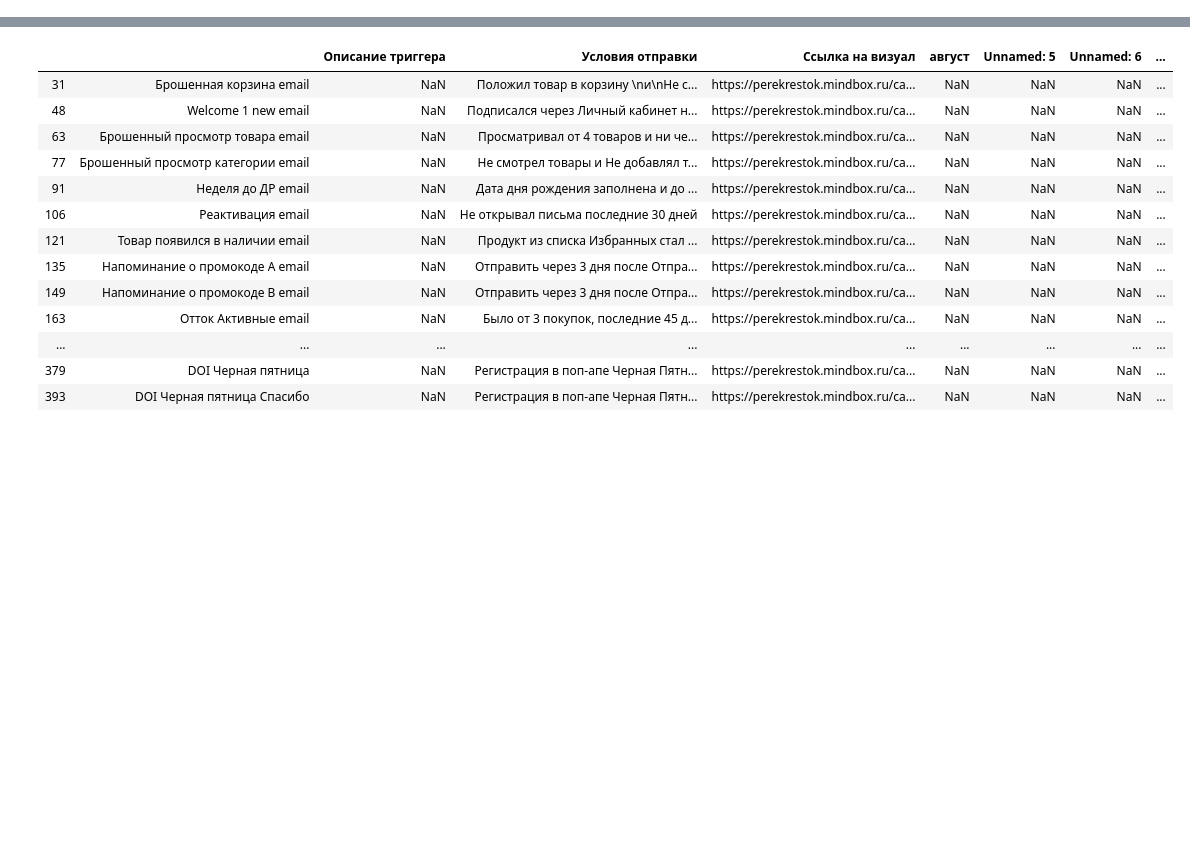
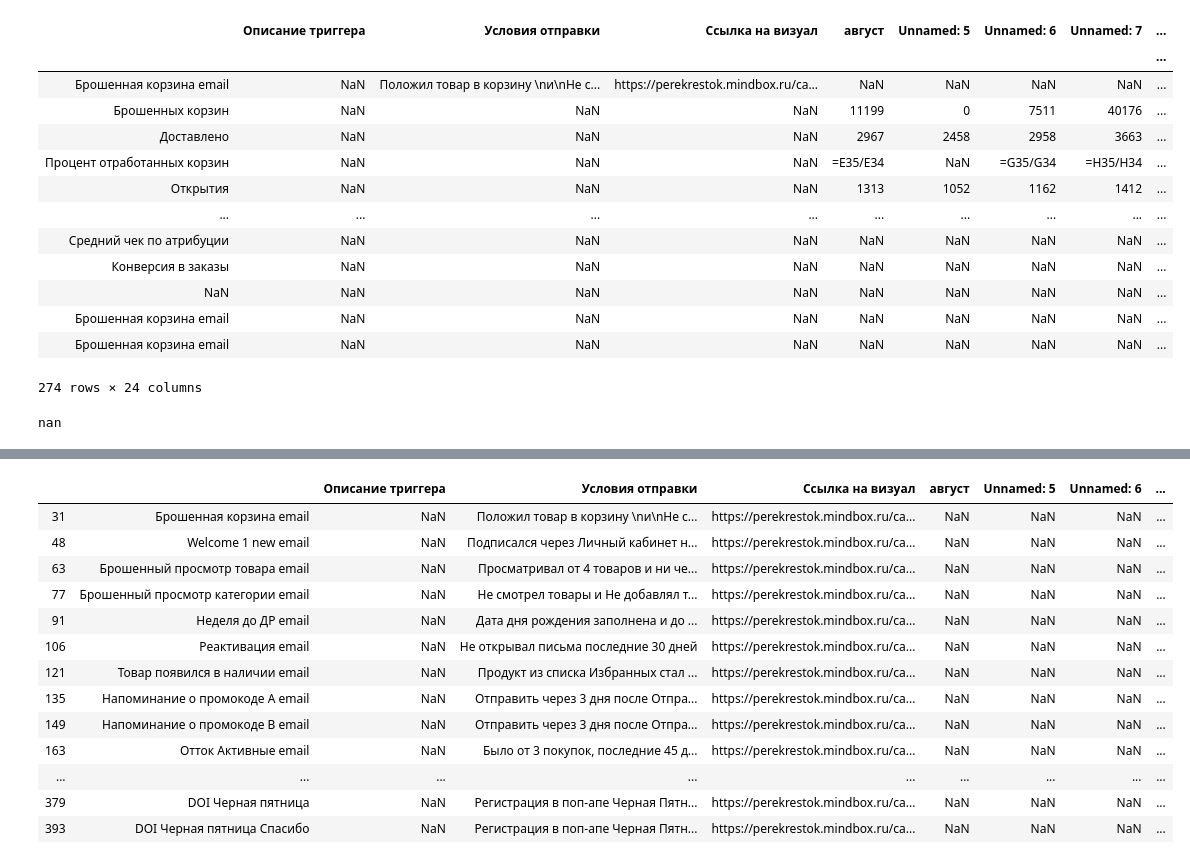
Before and after one commit to lithiferous/dashboard, a Jupyter notebook: test.ipynb, the cells around one changed output, grey strips where cells are left out. Drawn from its saved outputs; the diff is of its cells as text; code cells hidden in the pictures; blank space fills up the shorter version.

```diff
--- a/test.ipynb
+++ b/test.ipynb
@@ -84,0 +193,21 @@ df = get_as_dataframe(ws)
+# %%
+email
+# %% [output]
+|  | Описание триггера | Условия отправки | Ссылка на визуал | август | Unnamed: 5 | Unnamed: 6 | Unnamed: 7 | ... |
+|  |  |  |  |  |  |  |  | ... |
+| Брошенная корзина email | NaN | Положил товар в корзину \nи\nНе с... | https://perekrestok.mindbox.ru/ca... | NaN | NaN | NaN | NaN | ... |
+| Брошенных корзин | NaN | NaN | NaN | 11199 | 0 | 7511 | 40176 | ... |
+| Доставлено | NaN | NaN | NaN | 2967 | 2458 | 2958 | 3663 | ... |
+| Процент отработанных корзин | NaN | NaN | NaN | =E35/E34 | NaN | =G35/G34 | =H35/H34 | ... |
+| Открытия | NaN | NaN | NaN | 1313 | 1052 | 1162 | 1412 | ... |
+| ... | ... | ... | ... | ... | ... | ... | ... | ... |
+| Средний чек по атрибуции | NaN | NaN | NaN | NaN | NaN | NaN | NaN | ... |
+| Конверсия в заказы | NaN | NaN | NaN | NaN | NaN | NaN | NaN | ... |
+| NaN | NaN | NaN | NaN | NaN | NaN | NaN | NaN | ... |
+| Брошенная корзина email | NaN | NaN | NaN | NaN | NaN | NaN | NaN | ... |
+| Брошенная корзина email | NaN | NaN | NaN | NaN | NaN | NaN | NaN | ... |
+274 rows × 24 columns
+# %%
+email.iloc[-1,-2]
+# %% [output]
+nan
```
Also changed, not shown: parts of 27 cells of this notebook, 7 other files.
